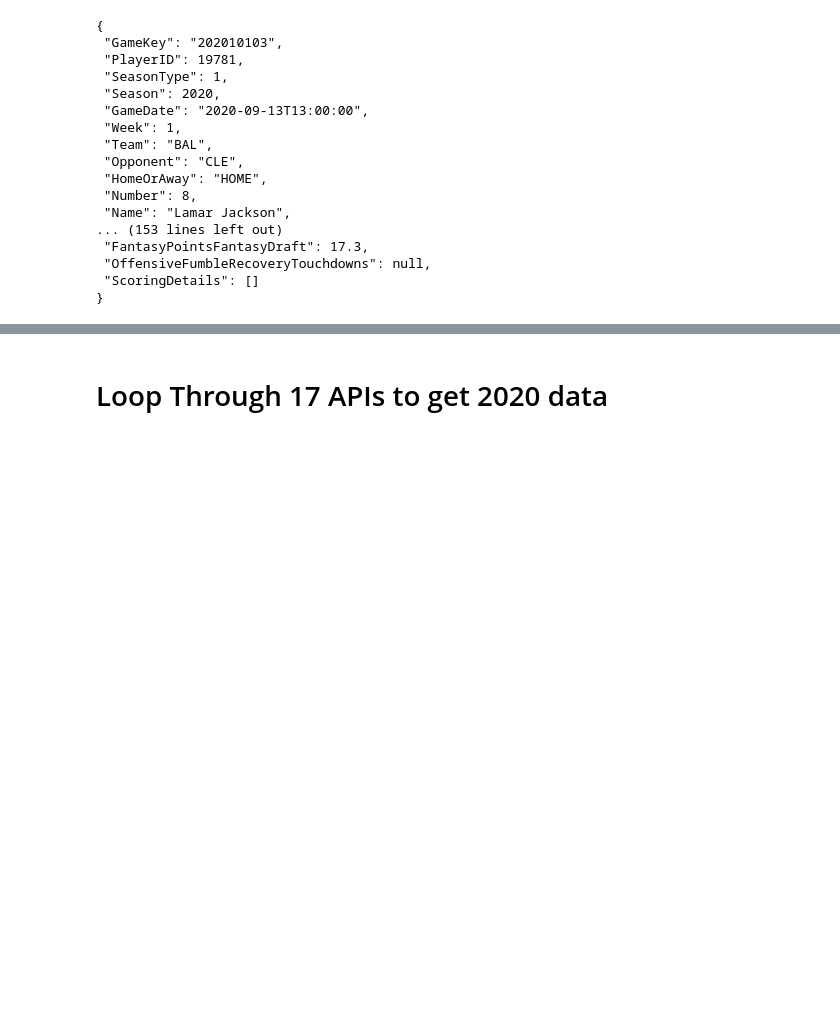
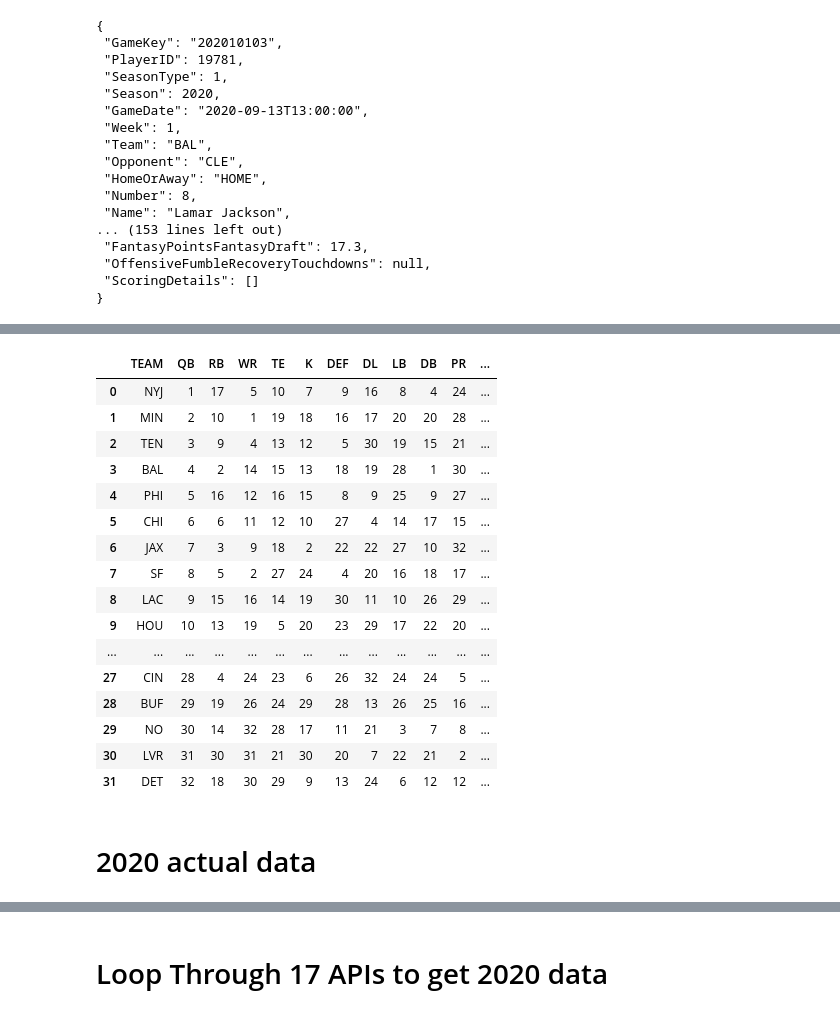
Before and after one commit to TBG1006/Fantasy-Football, a Jupyter notebook: Strength Of Schedule Data.ipynb, the cells around one changed output, grey strips where cells are left out. Saved outputs shown, nothing was run; the diff lists cells and outputs as text; code cells hidden in the pictures; blank space fills up the shorter version.

```diff
--- a/Strength Of Schedule Data.ipynb
+++ b/Strength Of Schedule Data.ipynb
@@ -63,0 +865,24 @@ wk1_df.to_csv('week_one_test_data.csv', index=False)
+# %%
+#read in Strength of Schedule CSV data from weeks 1-5 of partial 2021 season
+df = pd.read_csv("/Users/bennetyousuf/Documents/SOS.csv")
+df
+# %% [output]
+|  | TEAM | QB | RB | WR | TE | K | DEF | DL | LB | DB | PR | ... |
+| 0 | NYJ | 1 | 17 | 5 | 10 | 7 | 9 | 16 | 8 | 4 | 24 | ... |
+| 1 | MIN | 2 | 10 | 1 | 19 | 18 | 16 | 17 | 20 | 20 | 28 | ... |
+| 2 | TEN | 3 | 9 | 4 | 13 | 12 | 5 | 30 | 19 | 15 | 21 | ... |
+| 3 | BAL | 4 | 2 | 14 | 15 | 13 | 18 | 19 | 28 | 1 | 30 | ... |
+| 4 | PHI | 5 | 16 | 12 | 16 | 15 | 8 | 9 | 25 | 9 | 27 | ... |
+| 5 | CHI | 6 | 6 | 11 | 12 | 10 | 27 | 4 | 14 | 17 | 15 | ... |
+| 6 | JAX | 7 | 3 | 9 | 18 | 2 | 22 | 22 | 27 | 10 | 32 | ... |
+| 7 | SF | 8 | 5 | 2 | 27 | 24 | 4 | 20 | 16 | 18 | 17 | ... |
+| 8 | LAC | 9 | 15 | 16 | 14 | 19 | 30 | 11 | 10 | 26 | 29 | ... |
+| 9 | HOU | 10 | 13 | 19 | 5 | 20 | 23 | 29 | 17 | 22 | 20 | ... |
+| ... | ... | ... | ... | ... | ... | ... | ... | ... | ... | ... | ... | ... |
+| 27 | CIN | 28 | 4 | 24 | 23 | 6 | 26 | 32 | 24 | 24 | 5 | ... |
+| 28 | BUF | 29 | 19 | 26 | 24 | 29 | 28 | 13 | 26 | 25 | 16 | ... |
+| 29 | NO | 30 | 14 | 32 | 28 | 17 | 11 | 21 | 3 | 7 | 8 | ... |
+| 30 | LVR | 31 | 30 | 31 | 21 | 30 | 20 | 7 | 22 | 21 | 2 | ... |
+| 31 | DET | 32 | 18 | 30 | 29 | 9 | 13 | 24 | 6 | 12 | 12 | ... |
+# %% [markdown]
+# 2020  actual data
```
Also changed, not shown: parts of 109 cells of this notebook, 2 other files.
